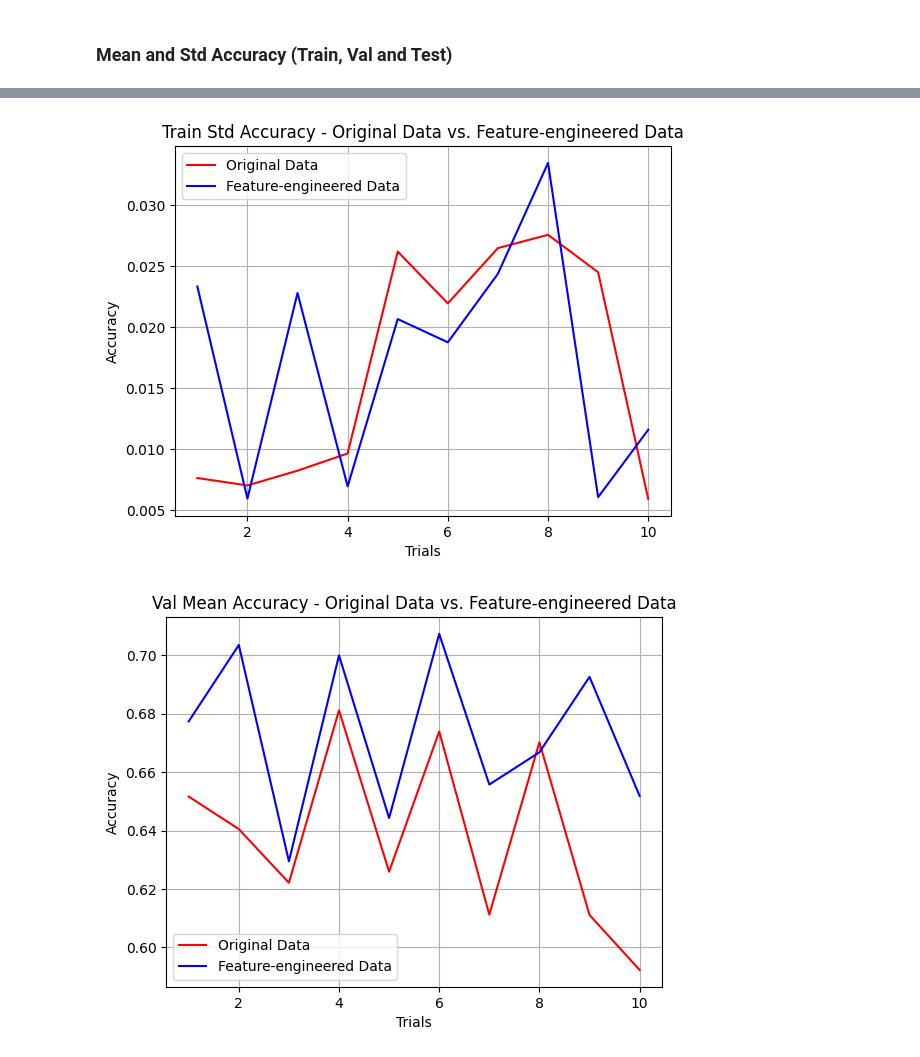
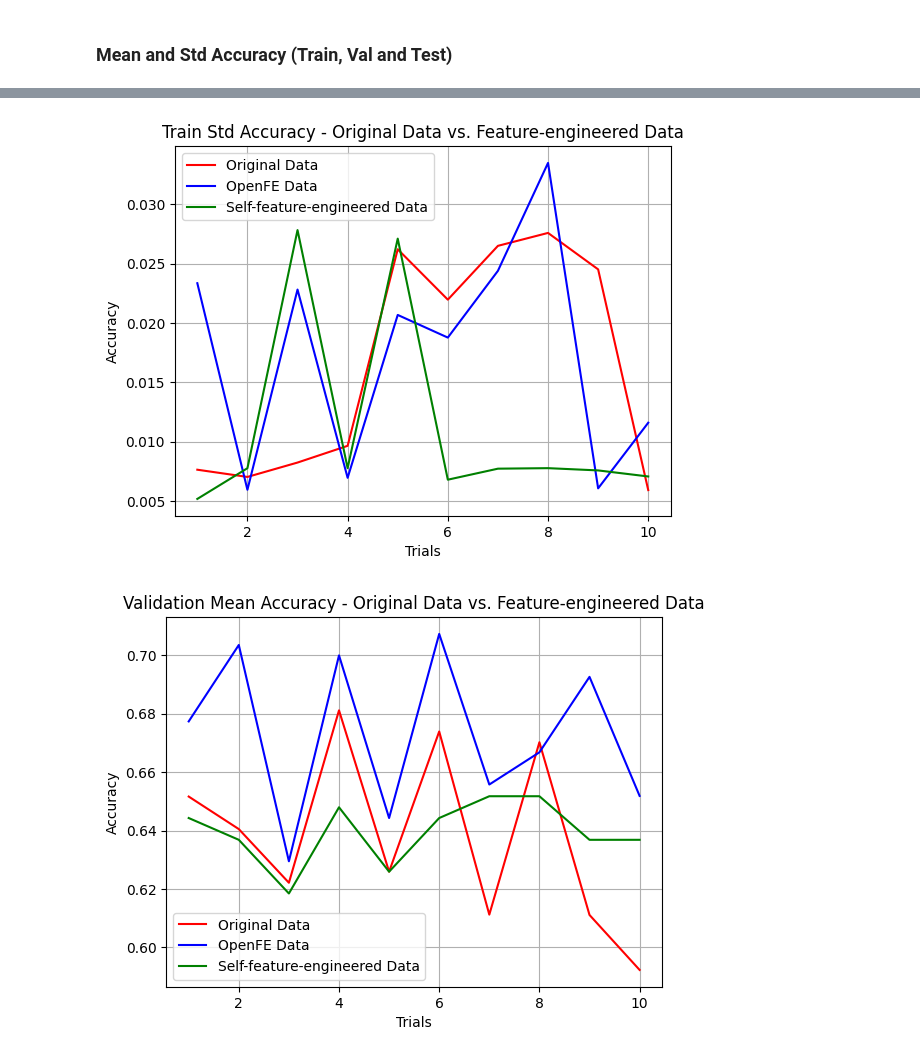
Before and after one commit to schaeferbasti/Benchmark_FE_AutoML, a Jupyter notebook: src/amltk/results/analysis.ipynb, the cells around one changed output, grey strips where cells are left out. Cells and saved outputs as stored; diff of their text form; code cells hidden in the pictures.

Commit message:
Adapt plots and make analysis.ipynb adaptable to extensions by more feature engineering methods

```diff
--- a/src/amltk/results/analysis.ipynb
+++ b/src/amltk/results/analysis.ipynb
@@ -11,6 +10,12 @@ import matplotlib.pyplot as plt
 
 import warnings
 warnings.simplefilter(action='ignore', category=FutureWarning)
+# %%
+trials = [1, 2, 3, 4, 5, 6, 7, 8, 9, 10]
+part_size = 10
+total_parts = 3 # Define how many different methods we used (original data, openfe data, self-feature-engineered data, ...)
+colors = ['r', 'b', 'g']
+label_list = ['Original Data', 'OpenFE Data', 'Self-feature-engineered Data']
 # %% [markdown]
 ### Sneak
 # %%
@@ -140,18 +144,18 @@ for i in range(8):
     dataset_names.append(dataset_name)
 
 trials = [1, 2, 3, 4, 5, 6, 7, 8, 9, 10]
-i = 0
+j = 0
 for dataset_name in dataset_names:
     test_accuracy = df[dataset_name].tolist()
-    original_data = test_accuracy[:len(test_accuracy)//2]
-    engineered_data = test_accuracy[len(test_accuracy)//2:]
-    plt.plot(trials, original_data, color='r', label='Original Data')
-    plt.plot(trials, engineered_data, color='b', label='Feature-engineered Data')
+    data_parts = [test_accuracy[i*part_size: (i+1)*part_size] for i in range(total_parts)]
+    for i, data_part in enumerate(data_parts):
+        label = label_list[i]
+        plt.plot(trials[:part_size], data_part, color=colors[i], label=label)
     plt.xlabel("Trials")
     plt.ylabel("Accuracy")
-    plt.title("Test Accuracy (Split " + str(i) + ") - Original Data vs. Feature-engineered Data")
+    plt.title("Test Accuracy (Split " + str(j) + ") - Original Data vs. Feature-engineered Data")
     plt.legend()
     plt.grid(True)
     plt.show()
-    i += 1
+    j += 1
 # %% [output]
@@ -170,10 +174,10 @@ dataset_names = ["summary:train_mean_accuracy", "summary:train_std_accuracy", "s
 trials = [1, 2, 3, 4, 5, 6, 7, 8, 9, 10]
 
 train_mean_accuracy = df[dataset_names[0]].tolist()
-original_data = train_mean_accuracy[:len(train_mean_accuracy)//2]
-engineered_data = train_mean_accuracy[len(train_mean_accuracy)//2:]
-plt.plot(trials, original_data, color='r', label='Original Data')
-plt.plot(trials, engineered_data, color='b', label='Feature-engineered Data')
+data_parts = [train_mean_accuracy[i*part_size: (i+1)*part_size] for i in range(total_parts)]
+for i, data_part in enumerate(data_parts):
+    label = label_list[i]
+    plt.plot(trials[:part_size], data_part, color=colors[i], label=label)
 plt.xlabel("Trials")
 plt.ylabel("Accuracy")
 plt.title("Train Mean Accuracy - Original Data vs. Feature-engineered Data")
@@ -183,10 +187,10 @@ plt.savefig('plots/train_mean_accuracy.png')
 plt.show()
 
 train_std_accuracy = df[dataset_names[1]].tolist()
-original_data = train_std_accuracy[:len(train_std_accuracy)//2]
-engineered_data = train_std_accuracy[len(train_std_accuracy)//2:]
-plt.plot(trials, original_data, color='r', label='Original Data')
-plt.plot(trials, engineered_data, color='b', label='Feature-engineered Data')
+data_parts = [train_std_accuracy[i*part_size: (i+1)*part_size] for i in range(total_parts)]
+for i, data_part in enumerate(data_parts):
+    label = label_list[i]
+    plt.plot(trials[:part_size], data_part, color=colors[i], label=label)
 plt.xlabel("Trials")
 plt.ylabel("Accuracy")
 plt.title("Train Std Accuracy - Original Data vs. Feature-engineered Data")
@@ -196,36 +200,36 @@ plt.savefig('plots/train_std_accuracy.png')
 plt.show()
 
 val_mean_accuracy = df[dataset_names[2]].tolist()
-original_data = val_mean_accuracy[:len(val_mean_accuracy)//2]
-engineered_data = val_mean_accuracy[len(val_mean_accuracy)//2:]
-plt.plot(trials, original_data, color='r', label='Original Data')
-plt.plot(trials, engineered_data, color='b', label='Feature-engineered Data')
+data_parts = [val_mean_accuracy[i*part_size: (i+1)*part_size] for i in range(total_parts)]
+for i, data_part in enumerate(data_parts):
+    label = label_list[i]
+    plt.plot(trials[:part_size], data_part, color=colors[i], label=label)
 plt.xlabel("Trials")
 plt.ylabel("Accuracy")
-plt.title("Val Mean Accuracy - Original Data vs. Feature-engineered Data")
+plt.title("Validation Mean Accuracy - Original Data vs. Feature-engineered Data")
 plt.legend()
 plt.grid(True)
 plt.savefig('plots/val_mean_accuracy.png')
 plt.show()
 
 val_std_accuracy = df[dataset_names[3]].tolist()
-original_data = val_std_accuracy[:len(val_std_accuracy)//2]
-engineered_data = val_std_accuracy[len(val_std_accuracy)//2:]
-plt.plot(trials, original_data, color='r', label='Original Data')
-plt.plot(trials, engineered_data, color='b', label='Feature-engineered Data')
+data_parts = [val_std_accuracy[i*part_size: (i+1)*part_size] for i in range(total_parts)]
+for i, data_part in enumerate(data_parts):
+    label = label_list[i]
+    plt.plot(trials[:part_size], data_part, color=colors[i], label=label)
 plt.xlabel("Trials")
 plt.ylabel("Accuracy")
-plt.title("Val Std Accuracy - Original Data vs. Feature-engineered Data")
+plt.title("Validation Std Accuracy - Original Data vs. Feature-engineered Data")
 plt.legend()
 plt.grid(True)
 plt.savefig('plots/val_std_accuracy.png')
 plt.show()
 
 test_mean_accuracy = df[dataset_names[4]].tolist()
-original_data = test_mean_accuracy[:len(test_mean_accuracy)//2]
-engineered_data = test_mean_accuracy[len(test_mean_accuracy)//2:]
-plt.plot(trials, original_data, color='r', label='Original Data')
-plt.plot(trials, engineered_data, color='b', label='Feature-engineered Data')
+data_parts = [test_mean_accuracy[i*part_size: (i+1)*part_size] for i in range(total_parts)]
+for i, data_part in enumerate(data_parts):
+    label = label_list[i]
+    plt.plot(trials[:part_size], data_part, color=colors[i], label=label)
 plt.xlabel("Trials")
 plt.ylabel("Accuracy")
 plt.title("Test Mean Accuracy - Original Data vs. Feature-engineered Data")
@@ -235,10 +239,10 @@ plt.savefig('plots/test_mean_accuracy.png')
 plt.show()
 
 test_std_accuracy = df[dataset_names[5]].tolist()
-original_data = test_std_accuracy[:len(test_std_accuracy)//2]
-engineered_data = test_std_accuracy[len(test_std_accuracy)//2:]
-plt.plot(trials, original_data, color='r', label='Original Data')
-plt.plot(trials, engineered_data, color='b', label='Feature-engineered Data')
+data_parts = [test_std_accuracy[i*part_size: (i+1)*part_size] for i in range(total_parts)]
+for i, data_part in enumerate(data_parts):
+    label = label_list[i]
+    plt.plot(trials[:part_size], data_part, color=colors[i], label=label)
 plt.xlabel("Trials")
 plt.ylabel("Accuracy")
 plt.title("Test Std Accuracy - Original Data vs. Feature-engineered Data")
@@ -251,2 +255,2 @@ plt.show()
-[figure, old version]
+[figure, new version]
-[figure, old version]
+[figure, new version]
```
Also changed, not shown: parts of 9 cells of this notebook, 9 other files.
